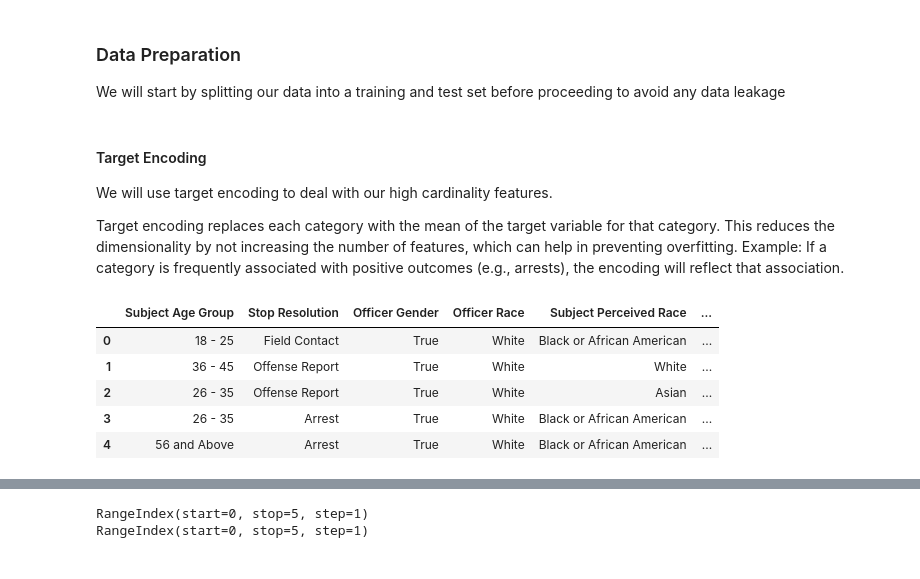
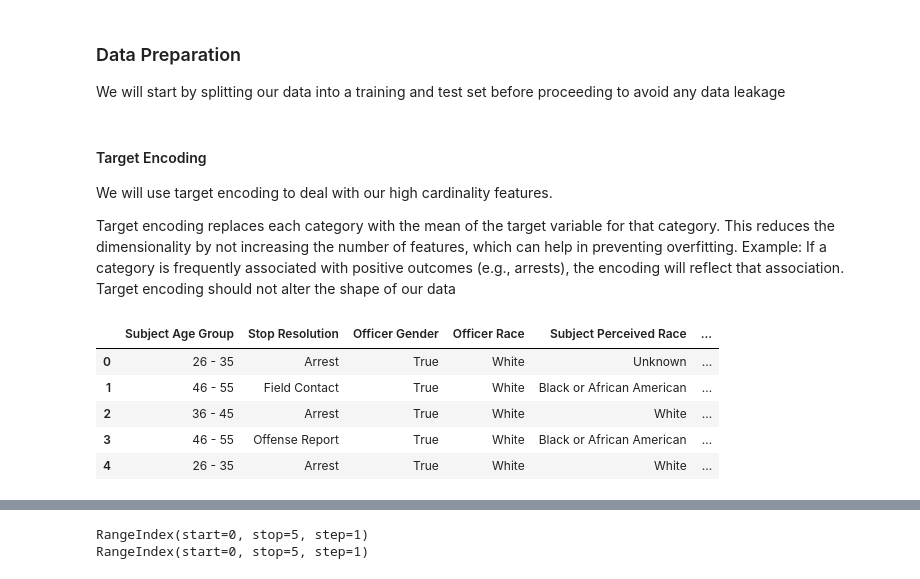
Before and after one commit to MMJGGR/Phase_3_Project, a Jupyter notebook: index.ipynb, the cells around one changed output, grey strips where cells are left out. Saved outputs shown, nothing was run; the diff lists cells and outputs as text; code cells hidden in the pictures.

```diff
--- a/index.ipynb
+++ b/index.ipynb
@@ -590,12 +582,12 @@ These features could lead to a high dimensional feature space if we apply one ho
 
 We will start by splitting our data into a training and test set before proceeding to avoid any data leakage
 # %%
-X_train, X_test, y_train, y_test = train_test_split(X, y, test_size=0.35, random_state=42)
+X_train, X_test, y_train, y_test = train_test_split(X, y, test_size=0.5, random_state=42)
 # %% [markdown]
 #### Target Encoding
 We will use target encoding to deal with our high cardinality features.
 
-Target encoding replaces each category with the mean of the target variable for that category. This reduces the dimensionality by not increasing the number of features, which can help in preventing overfitting. Example: If a category is frequently associated with positive outcomes (e.g., arrests), the encoding will reflect that association.
+Target encoding replaces each category with the mean of the target variable for that category. This reduces the dimensionality by not increasing the number of features, which can help in preventing overfitting. Example: If a category is frequently associated with positive outcomes (e.g., arrests), the encoding will reflect that association. Target encoding should not alter the shape of our data
 # %%
 from category_encoders.target_encoder import TargetEncoder
 
@@ -607,36 +599,36 @@ target_encoder = TargetEncoder(cols = high_cardinality_cols)
 target_encoder.fit(X_train[high_cardinality_cols], y_train)
 
 #transform the high cardinality features
 X_train_te = target_encoder.transform(X_train[high_cardinality_cols])
 X_test_te = target_encoder.transform(X_test[high_cardinality_cols])
 
 #assign the transform values into a dataframe
 X_train_te_df = pd.DataFrame(X_train_te, columns=X_train[high_cardinality_cols].columns)
 X_test_te_df = pd.DataFrame(X_test_te, columns=X_test[high_cardinality_cols].columns)
 
 #drop the original low cardinality features from our train and test set
 X_train = X_train.drop(columns=high_cardinality_cols)
 X_test = X_test.drop(columns=high_cardinality_cols)
 
 # reset index of Train and Test
 X_train = X_train.reset_index(drop=True)
 X_test = X_test.reset_index(drop=True)
 
 #reset index of te df
 X_train_te_df = X_train_te_df.reset_index(drop=True)
 X_test_te_df = X_test_te_df.reset_index(drop=True)
 
 #update train and test feature set with the encoded values
 X_train = pd.concat([X_train, X_train_te_df], axis=1)
 X_test = pd.concat([X_test, X_test_te_df], axis=1)
 
 
 
-X_test.head()
+X_train.head()
 # %% [output]
 |  | Subject Age Group | Stop Resolution | Officer Gender | Officer Race | Subject Perceived Race | ... |
-| 0 | 18 - 25 | Field Contact | True | White | Black or African American | ... |
-| 1 | 36 - 45 | Offense Report | True | White | White | ... |
-| 2 | 26 - 35 | Offense Report | True | White | Asian | ... |
-| 3 | 26 - 35 | Arrest | True | White | Black or African American | ... |
-| 4 | 56 and Above | Arrest | True | White | Black or African American | ... |
+| 0 | 26 - 35 | Arrest | True | White | Unknown | ... |
+| 1 | 46 - 55 | Field Contact | True | White | Black or African American | ... |
+| 2 | 36 - 45 | Arrest | True | White | White | ... |
+| 3 | 46 - 55 | Offense Report | True | White | Black or African American | ... |
+| 4 | 26 - 35 | Arrest | True | White | White | ... |
```
Also changed, not shown: parts of 22 cells of this notebook.
